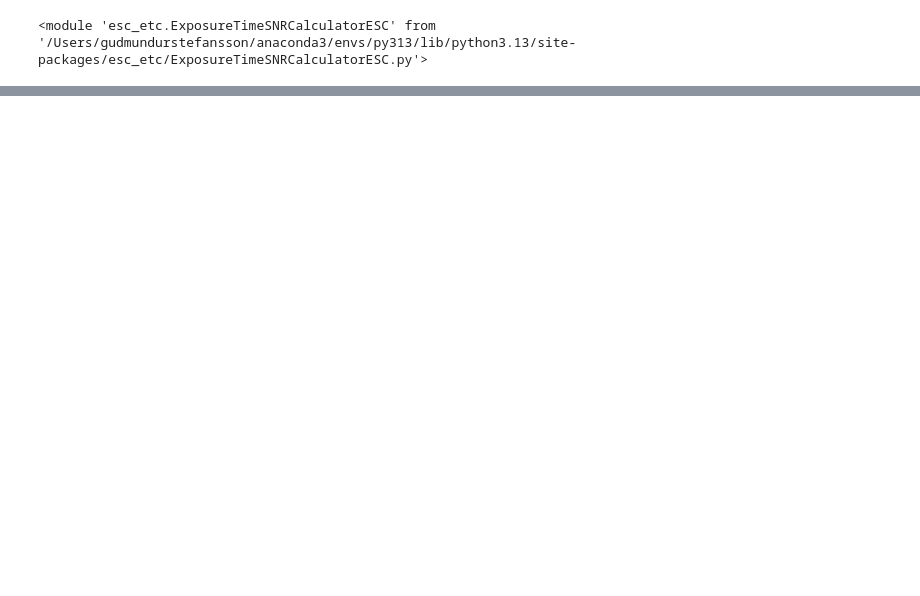
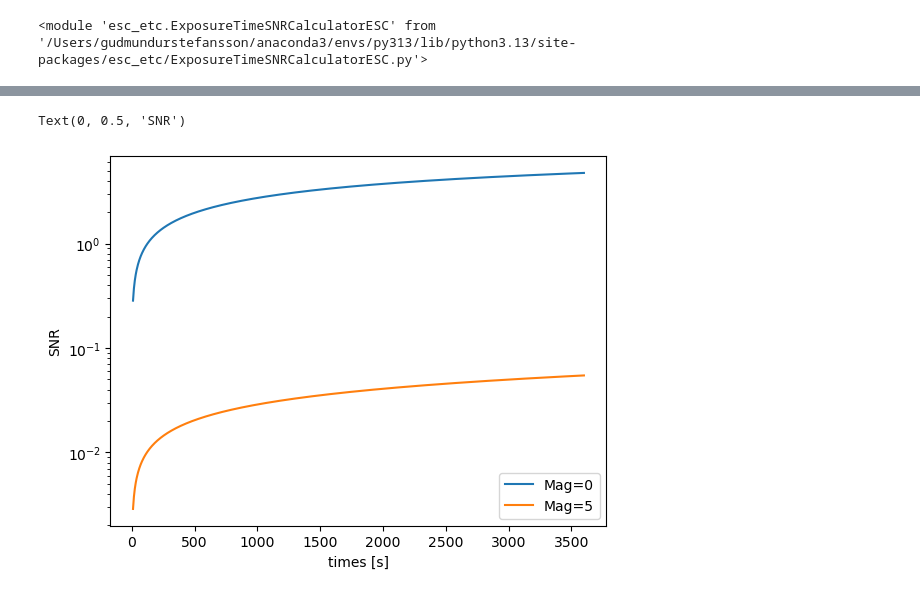
Before and after one commit to schmidt-observatories/esc-etc, a Jupyter notebook: notebooks/20260316_testing_esc_etc.ipynb, the cells around one changed output, grey strips where cells are left out. Cells and saved outputs as stored; diff of their text form; code cells hidden in the pictures; blank space fills up the shorter version.

```diff
--- a/notebooks/20260316_testing_esc_etc.ipynb
+++ b/notebooks/20260316_testing_esc_etc.ipynb
@@ -26,0 +86,16 @@ Total esc_calc_snr() time: 0.185 s
+# %%
+import matplotlib.pyplot as plt
+
+int_time = 10
+times = np.linspace(10,3600,1000)
+snr0, esc0 = esc_etc.ExposureTimeSNRCalculatorESC.esc_calc_snr(times,int_time=int_time,hoststarmag=0,verbose=False)
+snr5, esc5 = esc_etc.ExposureTimeSNRCalculatorESC.esc_calc_snr(times,int_time=int_time,hoststarmag=5,verbose=False)
+
+fig, ax = plt.subplots()
+ax.plot(times,snr0,label='Mag=0')
+ax.plot(times,snr5,label='Mag=5')
+ax.legend()
+ax.set_yscale('log')
+ax.set_xlabel('times [s]')
+ax.set_ylabel('SNR')
+# %% [output]
@@ -26,0 +119,2 @@ Total esc_calc_snr() time: 0.185 s
+Text(0, 0.5, 'SNR')
+[figure, added]
```
Also changed, not shown: parts of 15 cells of this notebook, 2 other files.
